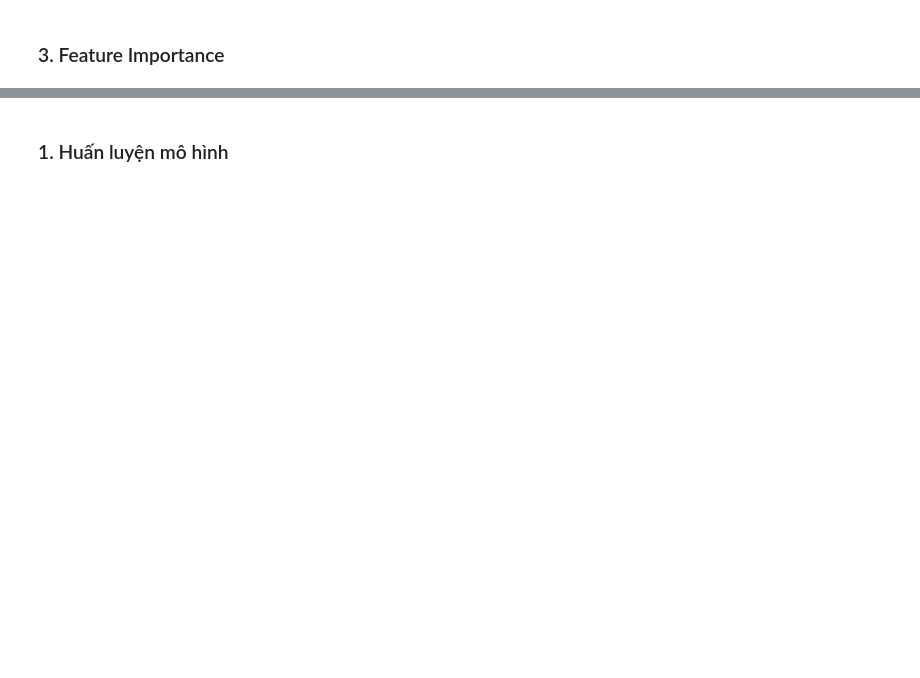
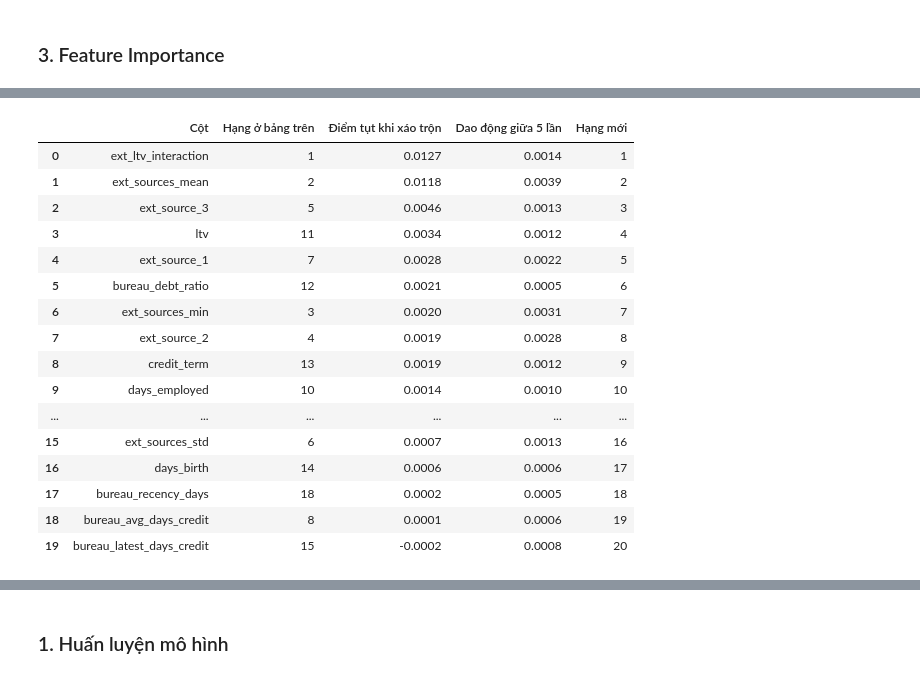
Before and after one commit to thanhhung9720001-collab/credit-risk-classifier, a Jupyter notebook: notebooks/06_modeling_evaluation.ipynb, the cells around one changed output, grey strips where cells are left out. Drawn from its saved outputs; the diff is of its cells as text; code cells hidden in the pictures; blank space fills up the shorter version.

```diff
--- a/notebooks/06_modeling_evaluation.ipynb
+++ b/notebooks/06_modeling_evaluation.ipynb
@@ -172,0 +679,19 @@ Số quan sát: 305,181
+# %%
+# So nhom cua mot cot chu chinh la so cot nhi phan no sinh ra
+so_nhom = {}
+for ten_cot, cac_nhom in zip(cat_cols, encoder.categories_):
+    so_nhom[ten_cot] = len(cac_nhom)
+
+# Doi sang Series va sap xep giam dan de xem cot nao sinh nhieu cot nhat
+so_nhom = pd.Series(so_nhom).sort_values(ascending=False)
+top_nhom = so_nhom.head(8)
+
+display(pd.DataFrame({
+    "Cột chữ": top_nhom.index,
+    "Số cột nhị phân sinh ra": top_nhom.values,
+    f"Tỷ trọng trong {len(encoded_cols)} cột (%)": (top_nhom.values / len(encoded_cols) * 100).round(1),
+}))
+
+# Dem ty le o mang gia tri 0 trong phan ma hoa
+ty_le_o_0 = (X_train_prep[list(encoded_cols)] == 0).mean().mean()
+print(f"Tỷ lệ ô mang giá trị 0 trong phần mã hóa: {ty_le_o_0:.1%}")
@@ -188,0 +1148,72 @@ Số quan sát: 305,181
+# %%
+# Chi do tren 20 cot cao diem nhat va 20.000 khach de chay trong vai phut
+TOP_N = 20
+SO_LAN_XAO = 5
+top_20 = do_quan_trong.head(TOP_N).index
+
+# Lay mau ngau nhien tu Test; y phai lay dung nhung khach do
+mau_X_test = X_test_prep.sample(n=20_000, random_state=42)
+mau_y_test = y_test.loc[mau_X_test.index]
+
+# Diem PR-AUC khi chua dong gi, dung lam moc de so
+diem_goc = average_precision_score(mau_y_test, rf_model.predict_proba(mau_X_test)[:, 1])
+
+# Bo sinh so ngau nhien co hat giong co dinh de chay lai ra ket qua giong nhau
+bo_ngau_nhien = np.random.default_rng(42)
+
+bat_dau = time.time()
+bang_xao_tron = []
+for ten_cot in top_20:
+    diem_tung_lan = []
+    for _ in range(SO_LAN_XAO):
+        # Xao tron rieng cot nay, cac cot khac giu nguyen
+        ban_sao = mau_X_test.copy()
+        ban_sao[ten_cot] = bo_ngau_nhien.permutation(ban_sao[ten_cot].to_numpy())
+        # Cham diem lai sau khi cot nay da thanh vo nghia
+        diem_tung_lan.append(average_precision_score(mau_y_test, rf_model.predict_proba(ban_sao)[:, 1]))
+    # Diem tut cang nhieu nghia la cot do cang quan trong that
+    bang_xao_tron.append({
+        "Cột": ten_cot,
+        "Hạng ở bảng trên": list(do_quan_trong.index).index(ten_cot) + 1,
+        "Điểm tụt khi xáo trộn": round(diem_goc - np.mean(diem_tung_lan), 4),
+        "Dao động giữa 5 lần": round(float(np.std(diem_tung_lan)), 4),
+    })
+thoi_gian_xao = time.time() - bat_dau
+
+# Sap xep lai theo muc tut de thay thu tu moi khac thu tu cu the nao
+bang_xao_tron = pd.DataFrame(bang_xao_tron).sort_values("Điểm tụt khi xáo trộn", ascending=False)
+bang_xao_tron["Hạng mới"] = range(1, len(bang_xao_tron) + 1)
+display(bang_xao_tron.reset_index(drop=True))
+
+# Ve bieu do thanh ngang: cot lam diem tut nhieu nhat nam tren cung
+plt.figure(figsize=(9, 7))
+plt.barh(bang_xao_tron["Cột"][::-1], bang_xao_tron["Điểm tụt khi xáo trộn"][::-1], color="#00695C")
+plt.xlabel("Mức điểm PR-AUC bị tụt khi xáo trộn cột")
+plt.title("Top 20 cột theo Permutation Importance — Random Forest")
+plt.tight_layout()
+plt.show()
+
+# Dem so cot xao tron xong ma diem gan nhu khong doi, tuc mo hinh khong thuc su can
+so_cot_khong_anh_huong = int((bang_xao_tron["Điểm tụt khi xáo trộn"] < 0.001).sum())
+
+print(f"PR-AUC gốc trên mẫu 20.000 khách: {diem_goc:.4f}")
+print(f"Số cột trong top 20 mà xáo trộn xong điểm gần như không đổi: {so_cot_khong_anh_huong} / {TOP_N}")
+print(f"Thời gian đo: {thoi_gian_xao / 60:.1f} phút")
+# %% [output]
+|  | Cột | Hạng ở bảng trên | Điểm tụt khi xáo trộn | Dao động giữa 5 lần | Hạng mới |
+| 0 | ext_ltv_interaction | 1 | 0.0127 | 0.0014 | 1 |
+| 1 | ext_sources_mean | 2 | 0.0118 | 0.0039 | 2 |
+| 2 | ext_source_3 | 5 | 0.0046 | 0.0013 | 3 |
+| 3 | ltv | 11 | 0.0034 | 0.0012 | 4 |
+| 4 | ext_source_1 | 7 | 0.0028 | 0.0022 | 5 |
+| 5 | bureau_debt_ratio | 12 | 0.0021 | 0.0005 | 6 |
+| 6 | ext_sources_min | 3 | 0.0020 | 0.0031 | 7 |
+| 7 | ext_source_2 | 4 | 0.0019 | 0.0028 | 8 |
+| 8 | credit_term | 13 | 0.0019 | 0.0012 | 9 |
+| 9 | days_employed | 10 | 0.0014 | 0.0010 | 10 |
+| ... | ... | ... | ... | ... | ... |
+| 15 | ext_sources_std | 6 | 0.0007 | 0.0013 | 16 |
+| 16 | days_birth | 14 | 0.0006 | 0.0006 | 17 |
+| 17 | bureau_recency_days | 18 | 0.0002 | 0.0005 | 18 |
+| 18 | bureau_avg_days_credit | 8 | 0.0001 | 0.0006 | 19 |
+| 19 | bureau_latest_days_credit | 15 | -0.0002 | 0.0008 | 20 |
```
Also changed, not shown: parts of 150 cells of this notebook, 2 other files.
